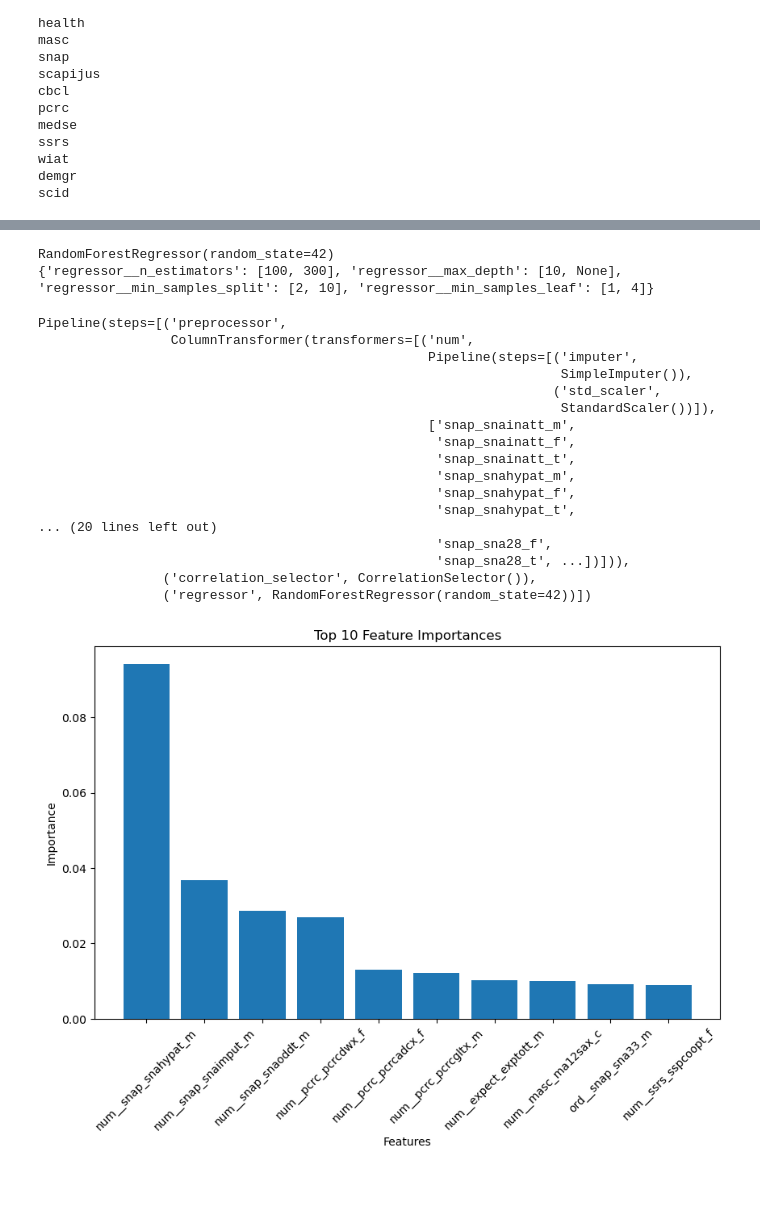
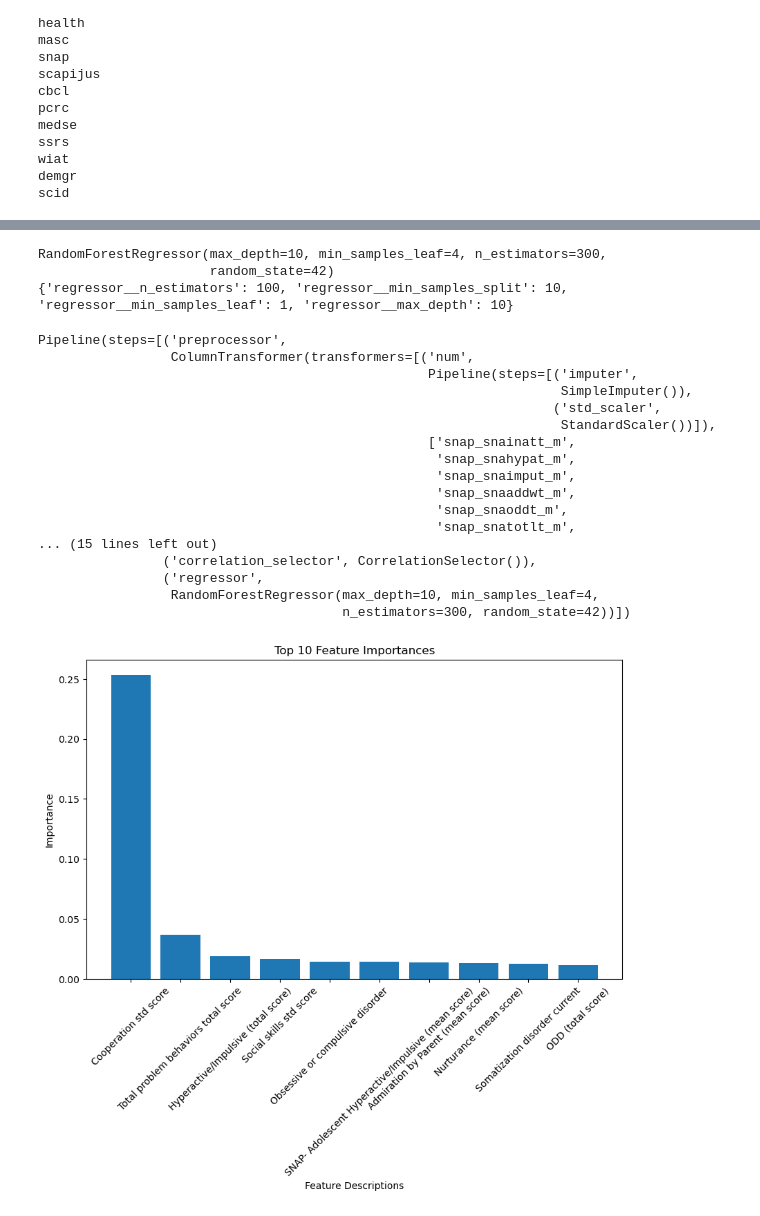
Before and after one commit to ALINA991/ADHD_fMRI, a Jupyter notebook: MTA/ML_analysis_complete.ipynb, the cells around one changed output, grey strips where cells are left out. Drawn from its saved outputs; the diff is of its cells as text; code cells hidden in the pictures; blank space fills up the shorter version.

```diff
--- a/MTA/ML_analysis_complete.ipynb
+++ b/MTA/ML_analysis_complete.ipynb
@@ -98,12 +98,13 @@ scid
 ################## PREDICTORS ####################
 pred = pd.read_csv(Path(data_derived, 'mta_data_clean.csv')).drop(columns = 'Unnamed: 0')
 out = pd.read_csv(Path(data_derived, 'out_clean_all_raters.csv')).drop(columns = 'Unnamed: 0')
-file_name_save = 'results_ML_simple_CV_RF_XGB_HYP.csv'
+
+file_name_save = 'results_ML_simple_CV_RF_XGB_INTERN.csv'
 file_path_save = Path(data_derived, 'ML_results', file_name_save)
 # %%
 outcome_dict = {'ODD':  "snap_snaoddt", "HYP": "snap_snahypat", "INATT" :"snap_snainatt" , "INTERN": "ssrs_sspintt", "SS": "ssrs_ssptosst", "DOM": "pcrc_pcrcpax", "INTIM": "pcrc_pcrcprx"}
 # %%
-use_params_from_result = False
+use_params_from_result = True
 if use_params_from_result :
     model_type,  corr_select,   thr_corr, params,  col_out, rater_pred, thr_drop_missing = ml.get_params_from_best_result(file_path_save)
 else:
@@ -238,14 +253,9 @@ groups = data['src_subject_id'].values
 # %%
 if params is not None :
-
-    param_distributions = {
-    f'regressor__{key}':value for key, value in params.items()
-}
-
     if model_name == "RandomForestRegressor":
-        regress = RandomForestRegressor(random_state=42, **param_distributions)
+        regress = RandomForestRegressor(random_state=42, **params)
     elif model_name == 'XGBRegressor':
-        regress =  XGBRegressor(random_state=42, **param_distributions)
+        regress =  XGBRegressor(random_state=42, **params)
     else:
         raise ValueError
 
@@ -272,8 +282,9 @@ else:
 print(regress)
 print( param_distributions)
 # %% [output]
-RandomForestRegressor(random_state=42)
-{'regressor__n_estimators': [100, 300], 'regressor__max_depth': [10, None], 'regressor__min_samples_split': [2, 10], 'regressor__min_samples_leaf': [1, 4]}
+RandomForestRegressor(max_depth=10, min_samples_leaf=4, n_estimators=300,
+                      random_state=42)
+{'regressor__n_estimators': 100, 'regressor__min_samples_split': 10, 'regressor__min_samples_leaf': 1, 'regressor__max_depth': 10}
 # %%
 
 num_pipe = Pipeline([
@@ -328,13 +339,13 @@ Pipeline(steps=[('preprocessor',
                                                                   ('std_scaler',
                                                                    StandardScaler())]),
                                                   ['snap_snainatt_m',
-                                                   'snap_snainatt_f',
-                                                   'snap_snainatt_t',
                                                    'snap_snahypat_m',
-                                                   'snap_snahypat_f',
-                                                   'snap_snahypat_t',
-... (20 lines left out)
-                                                   'snap_sna28_f',
-                                                   'snap_sna28_t', ...])])),
+                                                   'snap_snaimput_m',
+                                                   'snap_snaaddwt_m',
+                                                   'snap_snaoddt_m',
+                                                   'snap_snatotlt_m',
+... (15 lines left out)
                 ('correlation_selector', CorrelationSelector()),
-                ('regressor', RandomForestRegressor(random_state=42))])
+                ('regressor',
+                 RandomForestRegressor(max_depth=10, min_samples_leaf=4,
+                                       n_estimators=300, random_state=42))])
@@ -344,16 +352,29 @@ processed_feature_names=  pipeline.named_steps["preprocessor"].get_feature_names
 # %%
+processed_feature_names = pipeline.named_steps["preprocessor"].get_feature_names_out()
 importances = pipeline.named_steps['regressor'].feature_importances_
 top_n = 10
 indices = np.argsort(importances)[::-1][:top_n]
 top_feature_names = processed_feature_names[indices]
 top_importances = importances[indices]
 
+# df_info: DataFrame with columns "ElementName" and "ElementDescription"
+def map_to_description(feature, df_info):
+    match = df_info[df_info['ElementName'].apply(lambda x: x in feature)]
+    return match.iloc[0]['ElementDescription'] if not match.empty else feature
+
+top_feature_descriptions = [map_to_description(fn,info) for fn in top_feature_names]
+
 plt.figure(figsize=(10, 6))
-plt.bar(top_feature_names, top_importances)
-plt.xlabel("Features")
+plt.bar(top_feature_descriptions, top_importances)
+plt.xlabel("Feature Descriptions")
 plt.ylabel("Importance")
 plt.title("Top 10 Feature Importances")
 plt.xticks(rotation=45)
+
+tick_labels = ax.get_xticklabels()
+for label in tick_labels:
+    label.set_rotation(45)
+    label.set_ha('right')
 plt.show()
 # %% [output]
-[figure, old version]
+[figure, new version]
```
Also changed, not shown: parts of 10 cells of this notebook, 2 other files.
